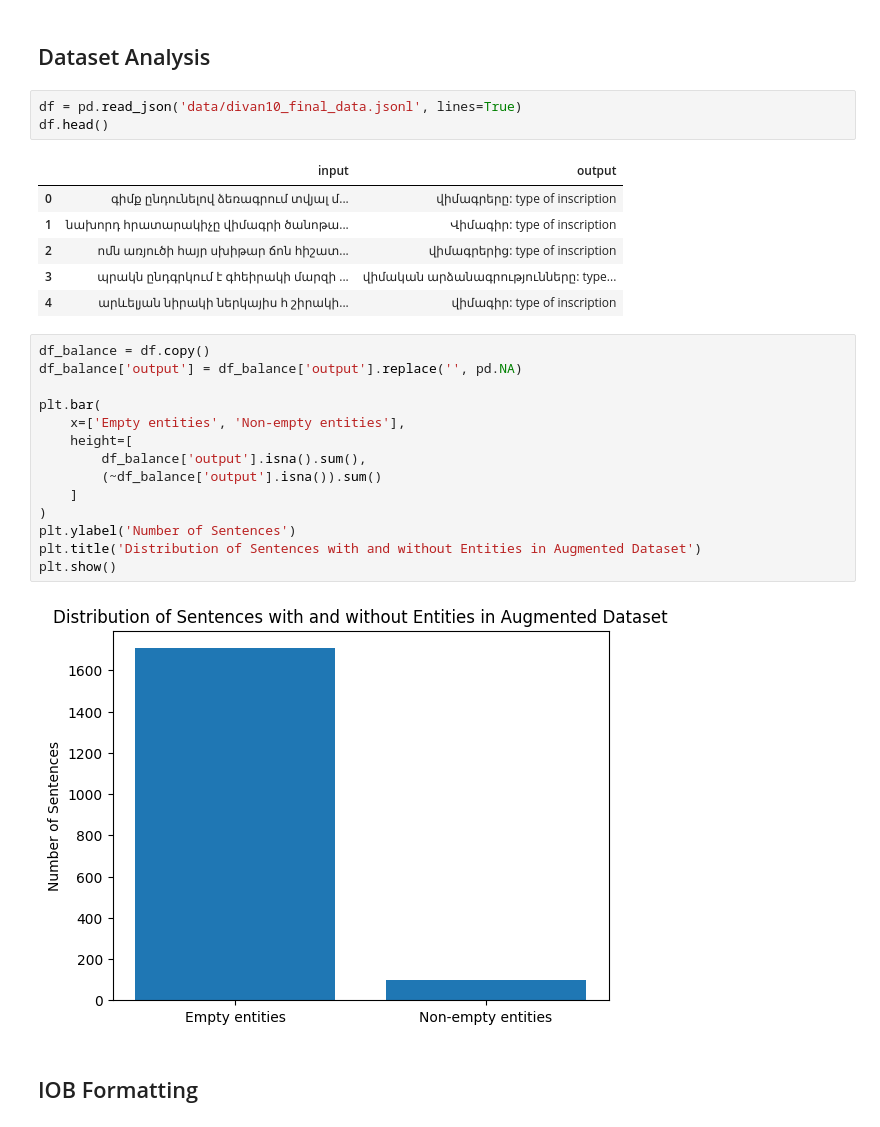
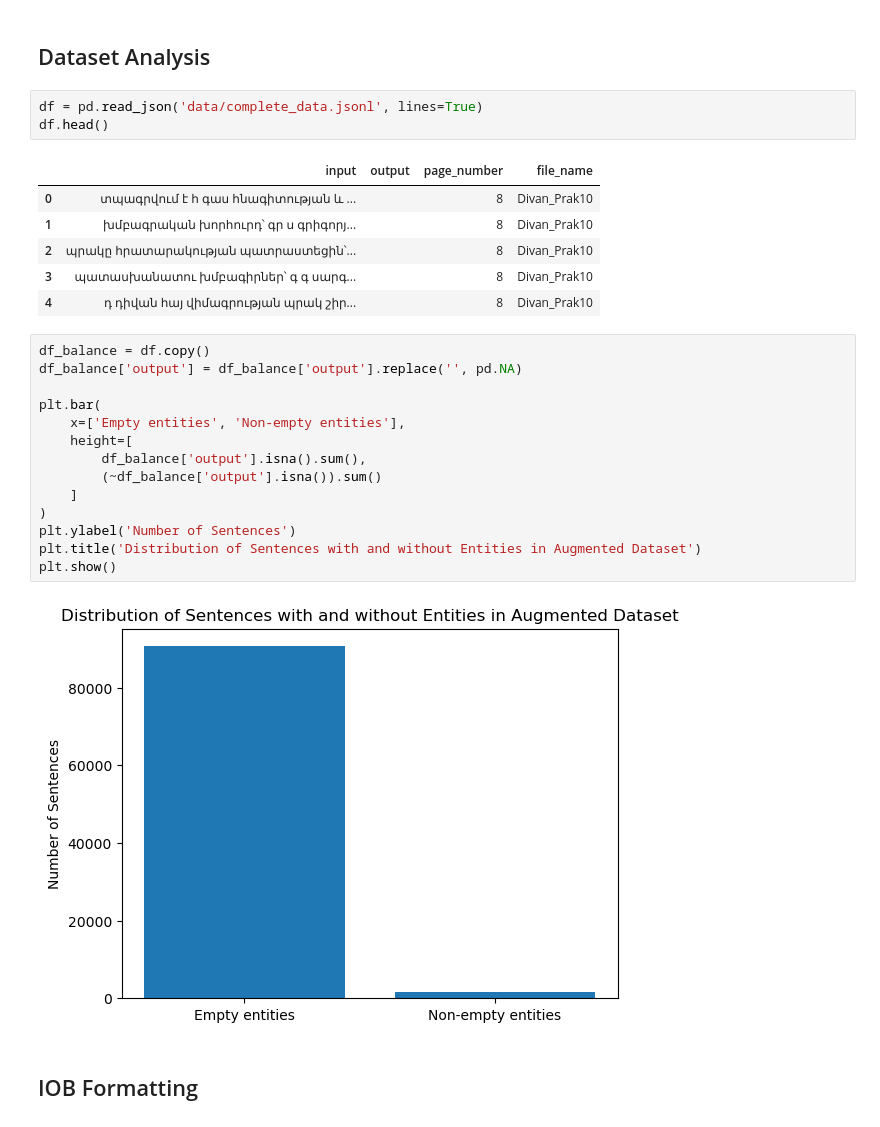
Before and after one commit to dhlab-epfl/dhlab-epigraphy-studies, a Jupyter notebook: dataset_formation/Dataset_split.ipynb, the cells around one changed output. Cells and saved outputs as stored; diff of their text form.

```diff
--- a/dataset_formation/Dataset_split.ipynb
+++ b/dataset_formation/Dataset_split.ipynb
@@ -10,15 +10,15 @@ import numpy as np
 # %% [markdown]
 ## Dataset Analysis
 # %%
-df = pd.read_json('data/divan10_final_data.jsonl', lines=True)
+df = pd.read_json('data/complete_data.jsonl', lines=True)
 df.head()
 # %% [output]
-|  | input | output |
-| 0 | գիմք ընդունելով ձեռագրում տվյալ մ... | վիմագրերը: type of inscription |
-| 1 | նախորդ հրատարակիչը վիմագրի ծանոթա... | Վիմագիր: type of inscription |
-| 2 | ոմն առյուծի հայր սխիթար ճոն հիշատ... | վիմագրերից: type of inscription |
-| 3 | պրակն ընդգրկում է գհեիրակի մարզի ... | վիմական արձանագրությունները: type... |
-| 4 | արևելյան նիրակի ներկայիս հ շիրակի... | վիմագիր: type of inscription |
+|  | input | output | page_number | file_name |
+| 0 | տպագրվում է հ գաս հնագիտության և ... |  | 8 | Divan_Prak10 |
+| 1 | խմբագրական խորհուրդ՝ գր ս գրիգորյ... |  | 8 | Divan_Prak10 |
+| 2 | պրակը հրատարակության պատրաստեցին՝... |  | 8 | Divan_Prak10 |
+| 3 | պատասխանատու խմբագիրներ՝ գ գ սարգ... |  | 8 | Divan_Prak10 |
+| 4 | դ դիվան հայ վիմագրության պրակ շիր... |  | 8 | Divan_Prak10 |
 # %%
 df_balance = df.copy()
 df_balance['output'] = df_balance['output'].replace('', pd.NA)
@@ -34,7 +34,7 @@ plt.ylabel('Number of Sentences')
 plt.title('Distribution of Sentences with and without Entities in Augmented Dataset')
 plt.show()
 # %% [output]
-[figure, old version]
+[figure, new version]
 # %% [markdown]
 ## IOB Formatting
 # %%
```
Also changed, not shown: parts of 21 cells of this notebook.
